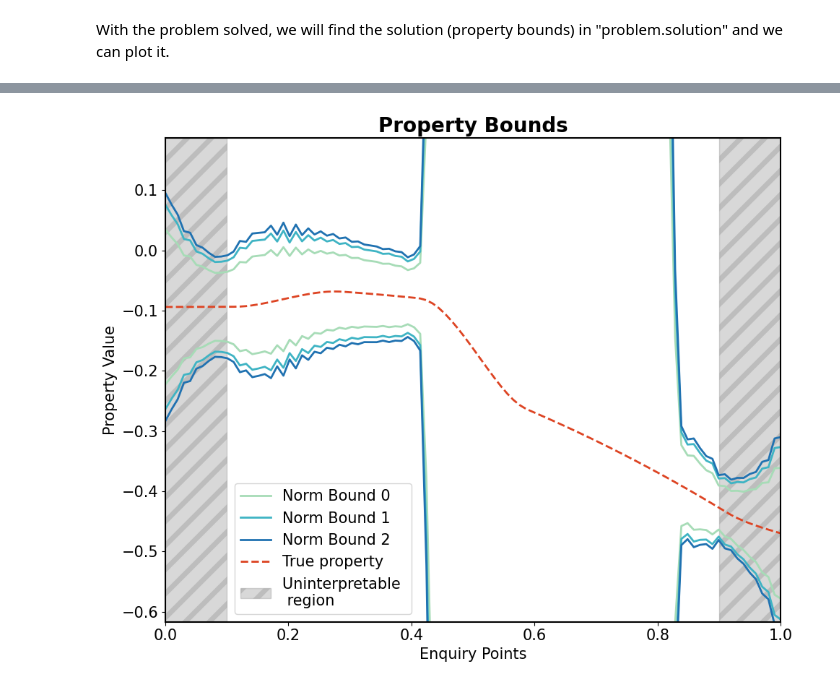
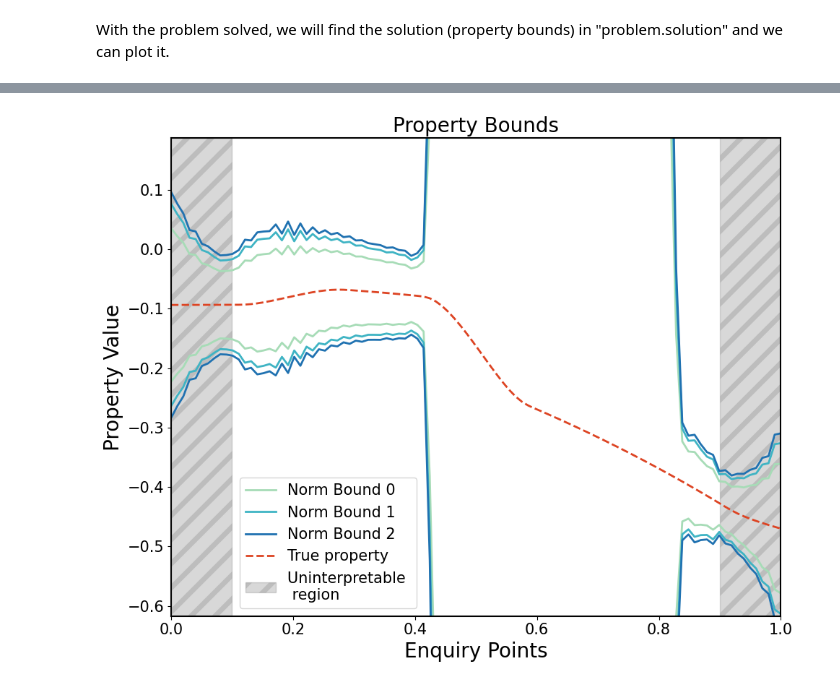
Before and after one commit to Adrian-Mag/SOLA_DLI, a Jupyter notebook: examples/Target_Paper_Examples/norm_bound_effect_fake.ipynb, the cells around one changed output, grey strips where cells are left out. Drawn from its saved outputs; the diff is of its cells as text; code cells hidden in the pictures.

```diff
--- a/examples/Target_Paper_Examples/norm_bound_effect_fake.ipynb
+++ b/examples/Target_Paper_Examples/norm_bound_effect_fake.ipynb
@@ -199,7 +208,7 @@ y_max = np.mean(true_property) + (np.max(true_property) - np.min(true_property))
 y_min = np.mean(true_property) - (np.max(true_property) - np.min(true_property))
 # Plot the Solution section
 plt.figure('Solution', figsize=(10, 8))
-plt.title('Property Bounds', fontsize=20, fontweight='bold')  # Increase font size and add bold
+plt.title('Property Bounds', fontsize=20)  # Increase font size and add bold
 for index, upper_bound in enumerate(norm_bounds):
     problem.change_bound(upper_bound)
     problem.solve()
@@ -220,8 +229,8 @@ plt.xticks(fontsize=15)
 plt.yticks(fontsize=15)
 plt.legend(fontsize=15, loc='lower left', bbox_to_anchor=(0.1, 0))
 
-plt.xlabel('Enquiry Points', fontsize=15)  # Add X-axis label with fontsize
-plt.ylabel('Property Value', fontsize=15)  # Add Y-axis label with fontsize
+plt.xlabel('Enquiry Points', fontsize=20)  # Add X-axis label with fontsize
+plt.ylabel('Property Value', fontsize=20)  # Add Y-axis label with fontsize
 plt.tight_layout()  # Adjust layout to prevent clipping of labels
 plt.savefig('norm_bound_effect.png', dpi=300, bbox_inches='tight')  # Increase resolution for high-quality output
 plt.show()
@@ -232,2 +241,2 @@ plt.show()
 3.2238630636111
-[figure, old version]
+[figure, new version]
```
Also changed, not shown: parts of 4 cells of this notebook, 9 other files.
